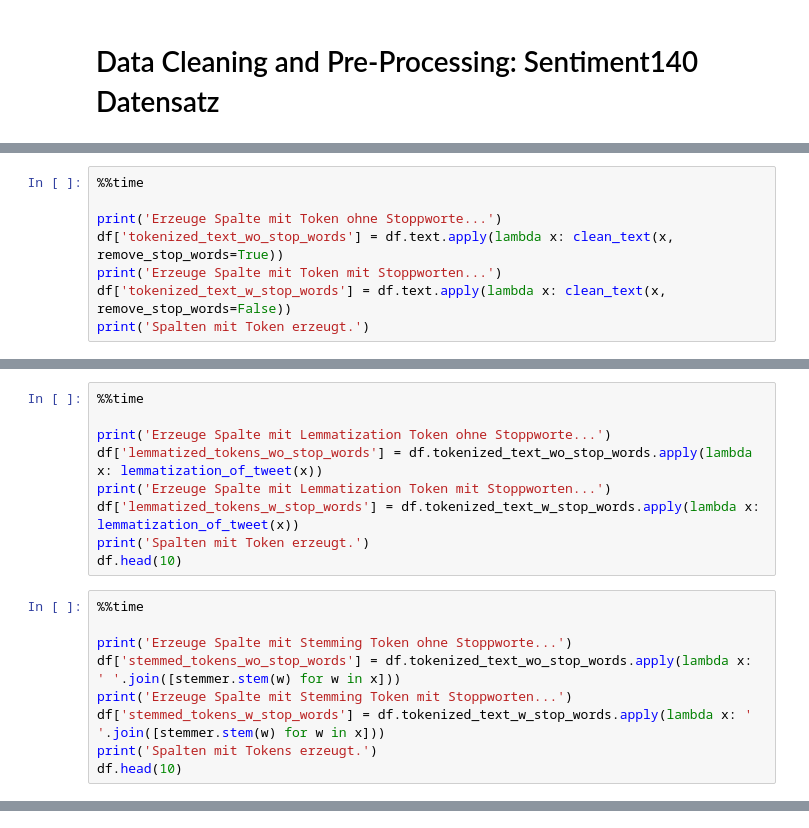
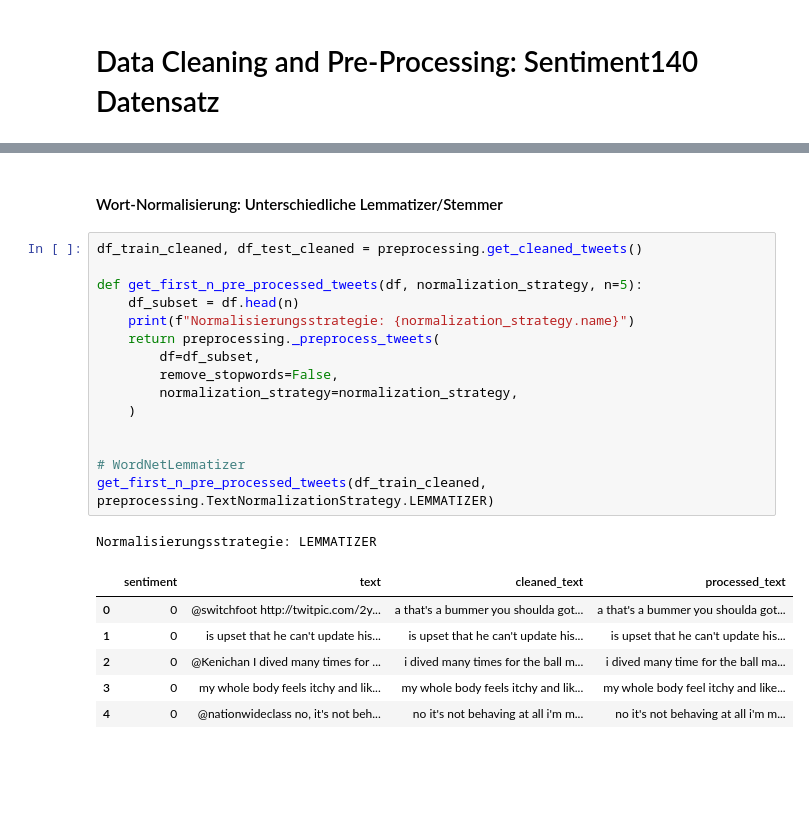
Before and after one commit to felLind/propra_webscience_ws24, a Jupyter notebook: propra_webscience_ws24/02-data-cleaning-and-preparation.ipynb, the cells around one changed output, grey strips where cells are left out. Saved outputs shown, nothing was run; the diff lists cells and outputs as text; blank space fills up the shorter version.

```diff
--- a/propra_webscience_ws24/02-data-cleaning-and-preparation.ipynb
+++ b/propra_webscience_ws24/02-data-cleaning-and-preparation.ipynb
@@ -74,8 +6,0 @@ Wall time: 1.68 s
-# %%
-%%time
-
-print('Erzeuge Spalte mit Token ohne Stoppworte...')
-df['tokenized_text_wo_stop_words'] = df.text.apply(lambda x: clean_text(x, remove_stop_words=True))
-print('Erzeuge Spalte mit Token mit Stoppworten...')
-df['tokenized_text_w_stop_words'] = df.text.apply(lambda x: clean_text(x, remove_stop_words=False))
-print('Spalten mit Token erzeugt.')
@@ -107,18 +6,0 @@ def stemming_of_tweet(text):
-# %%
-%%time
-
-print('Erzeuge Spalte mit Lemmatization Token ohne Stoppworte...')
-df['lemmatized_tokens_wo_stop_words'] = df.tokenized_text_wo_stop_words.apply(lambda x: lemmatization_of_tweet(x))
-print('Erzeuge Spalte mit Lemmatization Token mit Stoppworten...')
-df['lemmatized_tokens_w_stop_words'] = df.tokenized_text_w_stop_words.apply(lambda x: lemmatization_of_tweet(x))
-print('Spalten mit Token erzeugt.')
-df.head(10)
-# %%
-%%time
-
-print('Erzeuge Spalte mit Stemming Token ohne Stoppworte...')
-df['stemmed_tokens_wo_stop_words'] = df.tokenized_text_wo_stop_words.apply(lambda x: ' '.join([stemmer.stem(w) for w in x]))
-print('Erzeuge Spalte mit Stemming Token mit Stoppworten...')
-df['stemmed_tokens_w_stop_words'] = df.tokenized_text_w_stop_words.apply(lambda x: ' '.join([stemmer.stem(w) for w in x]))
-print('Spalten mit Tokens erzeugt.')
-df.head(10)
@@ -141,0 +132,25 @@ Wall time: 7min 16s
+# %% [markdown]
+#### Wort-Normalisierung: Unterschiedliche Lemmatizer/Stemmer
+# %%
+df_train_cleaned, df_test_cleaned = preprocessing.get_cleaned_tweets()
+
+def get_first_n_pre_processed_tweets(df, normalization_strategy, n=5):
+    df_subset = df.head(n)
+    print(f"Normalisierungsstrategie: {normalization_strategy.name}")
+    return preprocessing._preprocess_tweets(
+        df=df_subset,
+        remove_stopwords=False,
+        normalization_strategy=normalization_strategy,
+    )
+
+
+# WordNetLemmatizer
+get_first_n_pre_processed_tweets(df_train_cleaned, preprocessing.TextNormalizationStrategy.LEMMATIZER)
+# %% [output]
+Normalisierungsstrategie: LEMMATIZER
+|  | sentiment | text | cleaned_text | processed_text |
+| 0 | 0 | @switchfoot http://twitpic.com/2y... | a that's a bummer you shoulda got... | a that's a bummer you shoulda got... |
+| 1 | 0 | is upset that he can't update his... | is upset that he can't update his... | is upset that he can't update his... |
+| 2 | 0 | @Kenichan I dived many times for ... | i dived many times for the ball m... | i dived many time for the ball ma... |
+| 3 | 0 | my whole body feels itchy and lik... | my whole body feels itchy and lik... | my whole body feel itchy and like... |
+| 4 | 0 | @nationwideclass no, it's not beh... | no it's not behaving at all i'm m... | no it's not behaving at all i'm m... |
```
Also changed, not shown: parts of 27 cells of this notebook, 4 other files.
